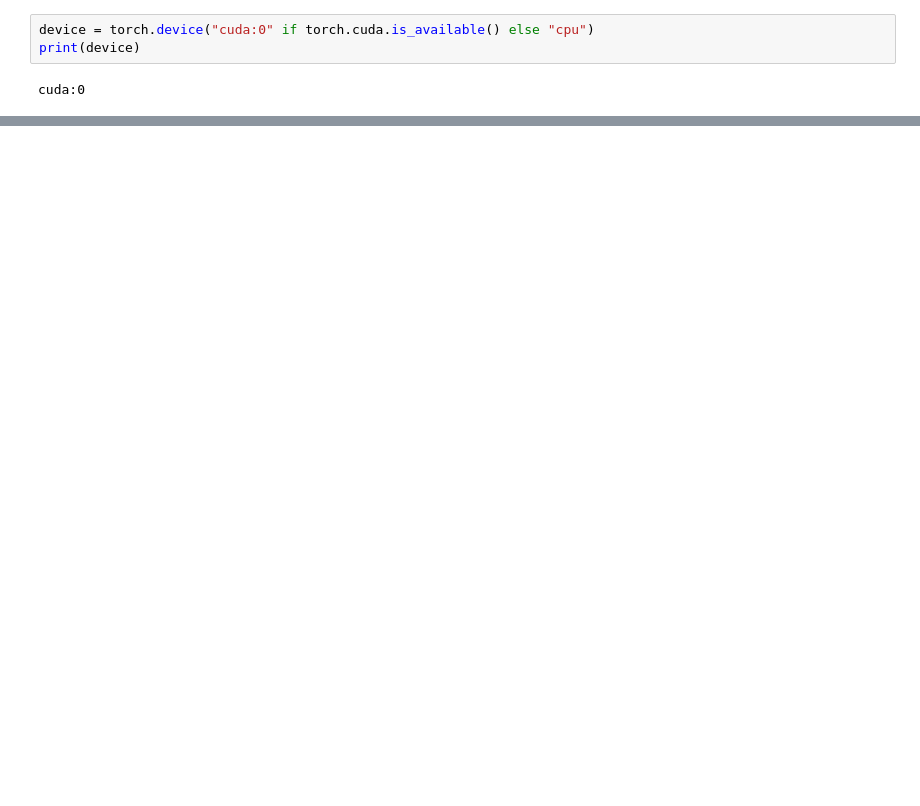
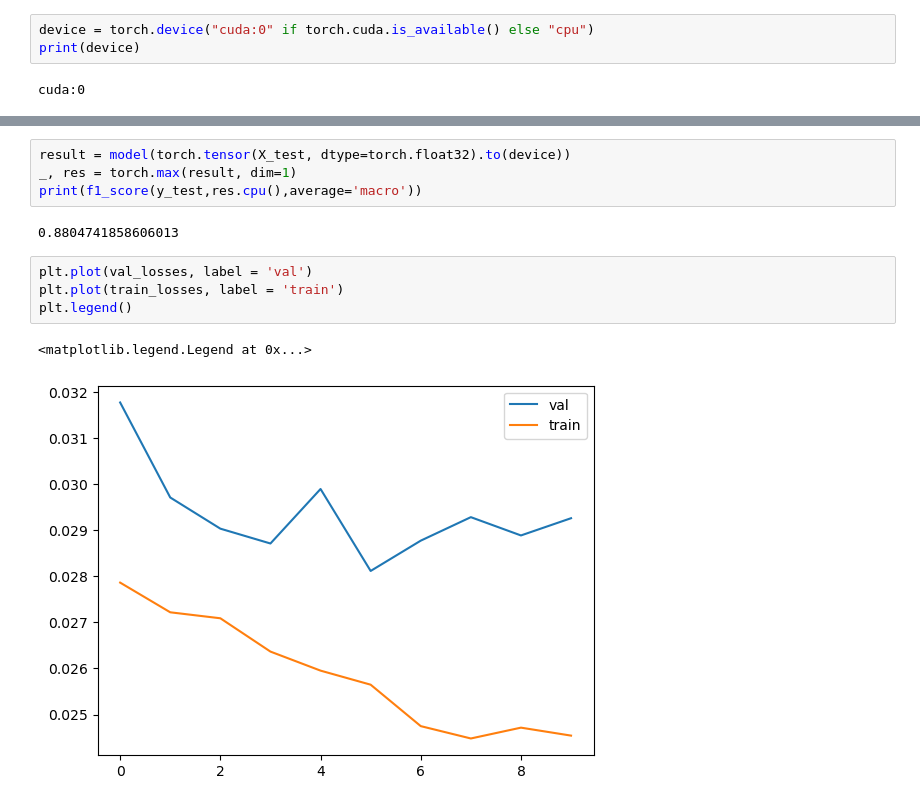
Before and after one commit to Nicky-Georgia/ECG_disease_classification, a Jupyter notebook: deep_learning.ipynb, the cells around one changed output, grey strips where cells are left out. Cells and saved outputs as stored; diff of their text form; blank space fills up the shorter version.

```diff
--- a/deep_learning.ipynb
+++ b/deep_learning.ipynb
@@ -147,0 +143,13 @@ Epoch 19
+# %%
+result = model(torch.tensor(X_test, dtype=torch.float32).to(device))
+_, res = torch.max(result, dim=1)
+print(f1_score(y_test,res.cpu(),average='macro'))
+# %% [output]
+0.8804741858606013
+# %%
+plt.plot(val_losses, label = 'val')
+plt.plot(train_losses, label = 'train')
+plt.legend()
+# %% [output]
+<matplotlib.legend.Legend at 0x...>
+[figure, added]
```
Also changed, not shown: parts of 13 cells of this notebook, 1 other file.
